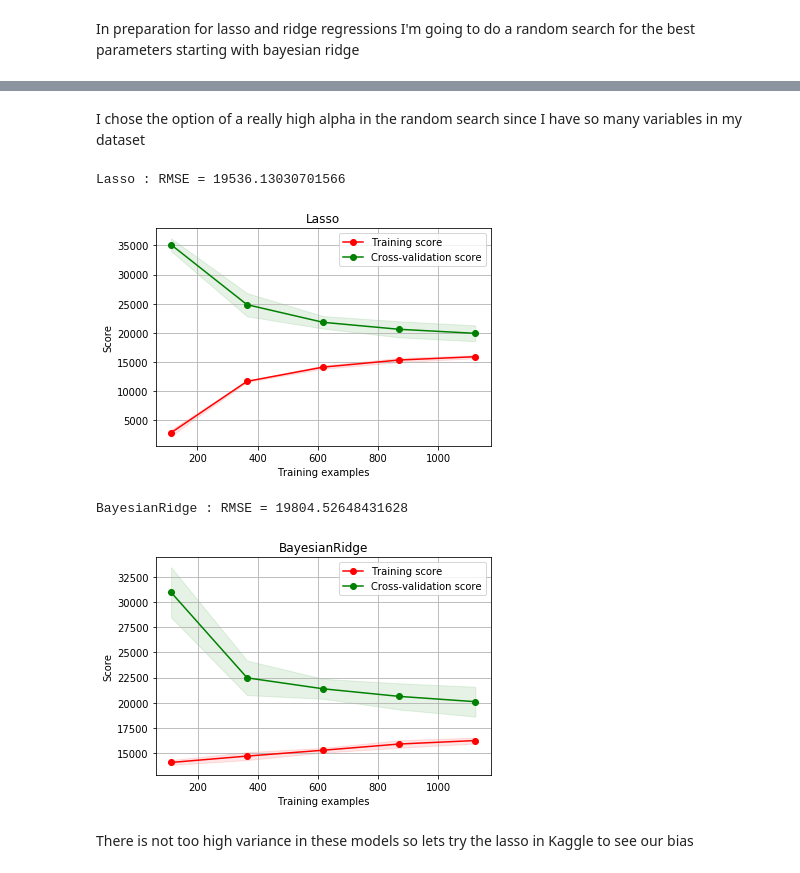
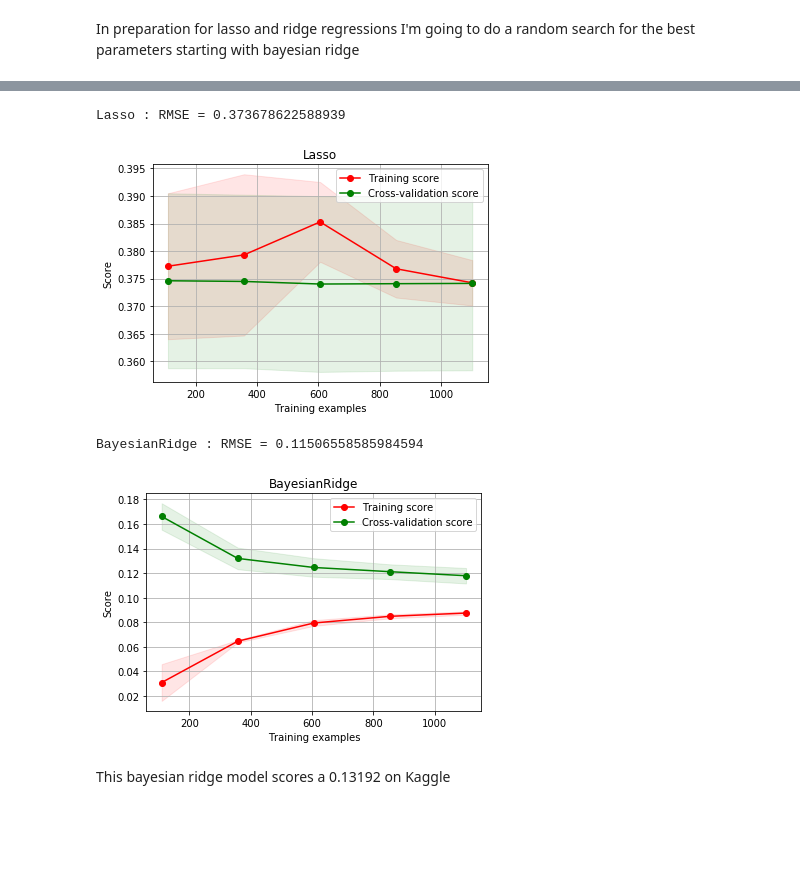
Before and after one commit to robertjprior/Intro-ML-Projects, a Jupyter notebook: ML HW 2.ipynb, the cells around one changed output, grey strips where cells are left out. Cells and saved outputs as stored; diff of their text form; code cells hidden in the pictures; blank space fills up the shorter version.

Commit message:
Add files via upload
Made some data formatting changes including generating new features and improving models

```diff
--- a/ML HW 2.ipynb
+++ b/ML HW 2.ipynb
@@ -897,0 +1145,12 @@ In preparation for lasso and ridge regressions I'm going to do a random search f
+# %%
+#lets try a linear regression with cross validation
+linear_regression_model = SGDRegressor(tol=.01, eta0=.03)
+linear_regression_model.fit(X_train, y_train)
+train_predictions = linear_regression_model.predict(X_train)
+test_predictions = linear_regression_model.predict(X_test)
+
+train_mse = mean_squared_error(y_train, train_predictions)
+test_mse = mean_squared_error(y_test, test_predictions)
+
+print("Train RMSE: {}".format(np.sqrt(train_mse)))
+print("Test RMSE: {}".format(np.sqrt(test_mse)))
@@ -897,0 +1160,17 @@ In preparation for lasso and ridge regressions I'm going to do a random search f
+# %%
+pipe = make_pipeline(linear_regression_model)
+pipe.fit(x,y)
+predictions = pipe.predict(standard_test)
+submit = pd.DataFrame({'SalePrice':predictions}
+submit["SalePrice"] = np.exp(submit["SalePrice"])-1)
+submit = pd.concat([test_df.Id,submit],axis=1)
+type(submit.Id)
+submit.to_csv("submission5.csv",index=False)
+# %%
+# elastic net
+clf = ElasticNetCV(l1_ratio=[.1, .5, .7, .9, .95, .99, 1], alphas=[0.01, .1, 1, 5, 9, 10])
+clf.fit(X_train, y_train)
+train_predictions = clf.predict(X_train)
+test_predictions = clf.predict(X_test)
+print("Train RMSE: {}".format(np.sqrt(mean_squared_error(y_train, train_predictions))))
+print("Test RMSE: {}".format(np.sqrt(mean_squared_error(y_test, test_predictions))))
@@ -897,0 +1180,4 @@ In preparation for lasso and ridge regressions I'm going to do a random search f
+# %%
+pipe = make_pipeline(clf)
+pipe.fit(x,y)
+predictions = pipe.predict(standard_test)
@@ -930,19 +1238,15 @@ Best Negative MSE: -414506265.6444988
-# %% [markdown]
-I chose the option of a really high alpha in the random search since I have so many variables in my dataset
 # %%
-lr = Lasso(alpha = 9.5, tol = 0.001, max_iter=1500)
-br = BayesianRidge(n_iter=800, tol=0.00001)
+lr = Lasso(alpha = 9.5, tol = 0.0001, max_iter=1500)
+br = BayesianRidge(n_iter=500, tol=0.1)
 modeltypes = [lr, br]
 for model in modeltypes:
     scores = return_rmse(model, x, y)
     print(model.__class__.__name__,": RMSE =", scores)
     plot_learning_curve(model, model.__class__.__name__, x, y, cv = 5)
     plt.show()
 # %% [output]
-Lasso : RMSE = 19536.13030701566
+Lasso : RMSE = 0.373678622588939
-[figure, old version]
+[figure, new version]
-BayesianRidge : RMSE = 19804.52648431628
+BayesianRidge : RMSE = 0.11506558585984594
-[figure, old version]
+[figure, new version]
-# %% [markdown]
-There is not too high variance in these models so lets try the lasso in Kaggle to see our bias
 # %%
@@ -957 +1262,3 @@ submit.to_csv("submission4.csv",index=False)
+# %% [markdown]
+This bayesian ridge model scores a 0.13192 on Kaggle
 # %% [markdown]
```
Also changed, not shown: parts of 114 cells of this notebook.
